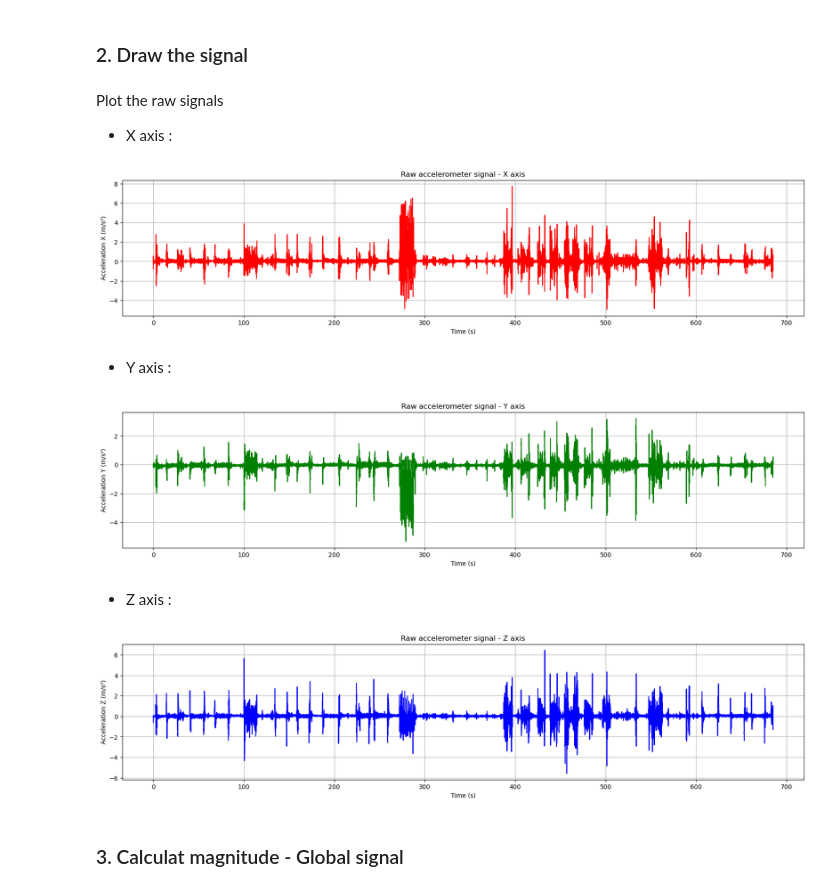
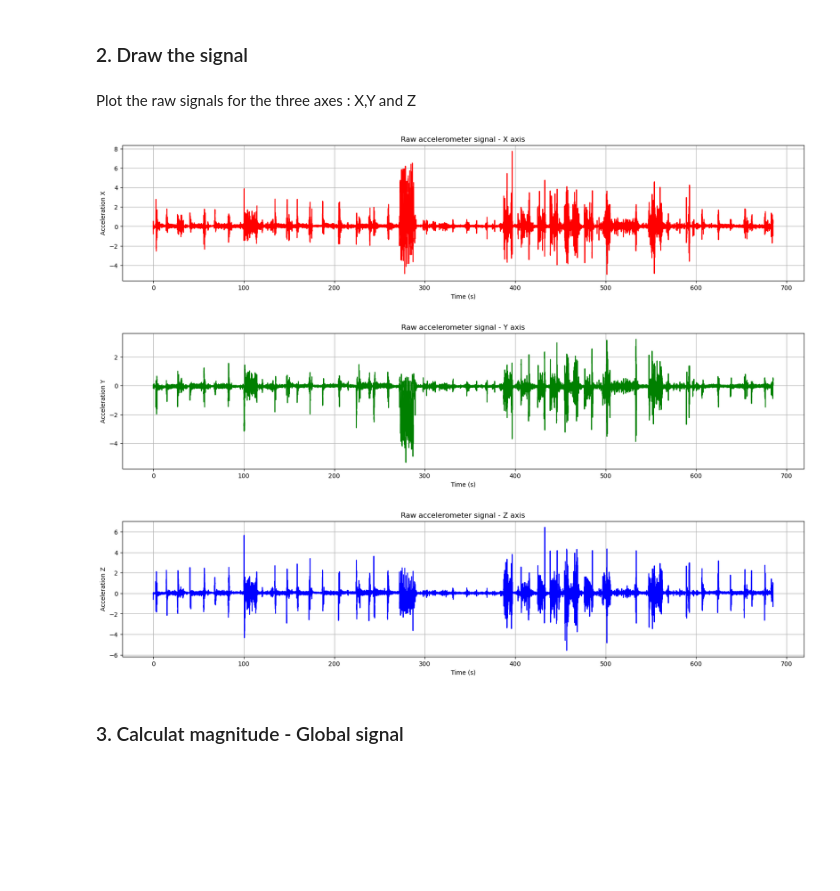
Before and after one commit to zemmahisofi-byte/Projet_R_Python, a Jupyter notebook: Projet_python/main.ipynb, the cells around one changed output. Drawn from its saved outputs; the diff is of its cells as text; code cells hidden in the pictures; blank space fills up the shorter version.

```diff
--- a/Projet_python/main.ipynb
+++ b/Projet_python/main.ipynb
@@ -1285,46 +1061,13 @@ Index(['Time (s)', 'X (m/s^2)', 'Y (m/s^2)', 'Z (m/s^2)'], dtype='object')
 # %% [markdown]
 ### 2. Draw the signal
 # %% [markdown]
-Plot the raw signals
-- X axis :
+Plot the raw signals for the three axes : X,Y and Z
-# %%
-import matplotlib.pyplot as plt
-
-plt.figure(figsize=(20,4))
-plt.plot(df_3["Time (s)"], df_3["X (m/s^2)"], color="red")
-plt.xlabel("Time (s)")
-plt.ylabel("Acceleration X (m/s²)")
-plt.title("Raw accelerometer signal - X axis")
-plt.grid(True)
-plt.box(True)
-plt.show()
-# %% [output]
-[figure, removed]
-# %% [markdown]
-- Y axis :
-# %%
-plt.figure(figsize=(20,4))
-plt.plot(df_3["Time (s)"], df_3["Y (m/s^2)"], color="green")
-plt.xlabel("Time (s)")
-plt.ylabel("Acceleration Y (m/s²)")
-plt.title("Raw accelerometer signal - Y axis")
-plt.grid(True)
-plt.box(True)
-plt.show()
-# %% [output]
-[figure, removed]
-# %% [markdown]
-- Z axis :
-# %%
-plt.figure(figsize=(20,4))
-plt.plot(df_3["Time (s)"], df_3["Z (m/s^2)"], color="blue")
-plt.xlabel("Time (s)")
-plt.ylabel("Acceleration Z (m/s²)")
-plt.title("Raw accelerometer signal - Z axis")
-plt.grid(True)
-plt.box(True)
-plt.show()
-# %% [output]
-[figure, removed]
+# %%
+# we use the function created before
+plot_xyz_signals(df_3)
+# %% [output]
+[figure, added]
+[figure, added]
+[figure, added]
 # %% [markdown]
 ### 3. Calculat magnitude - Global signal
```
Also changed, not shown: parts of 39 cells of this notebook.
